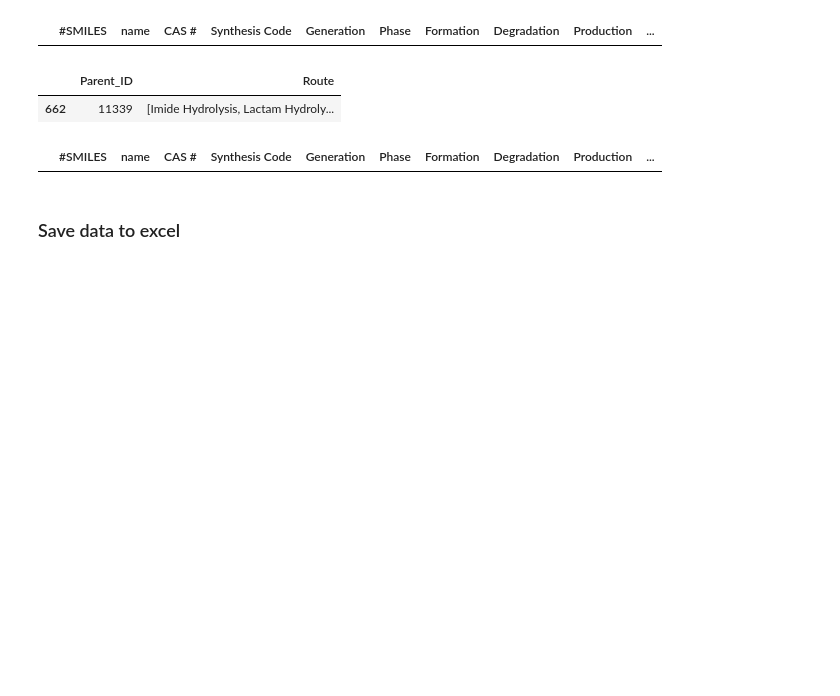
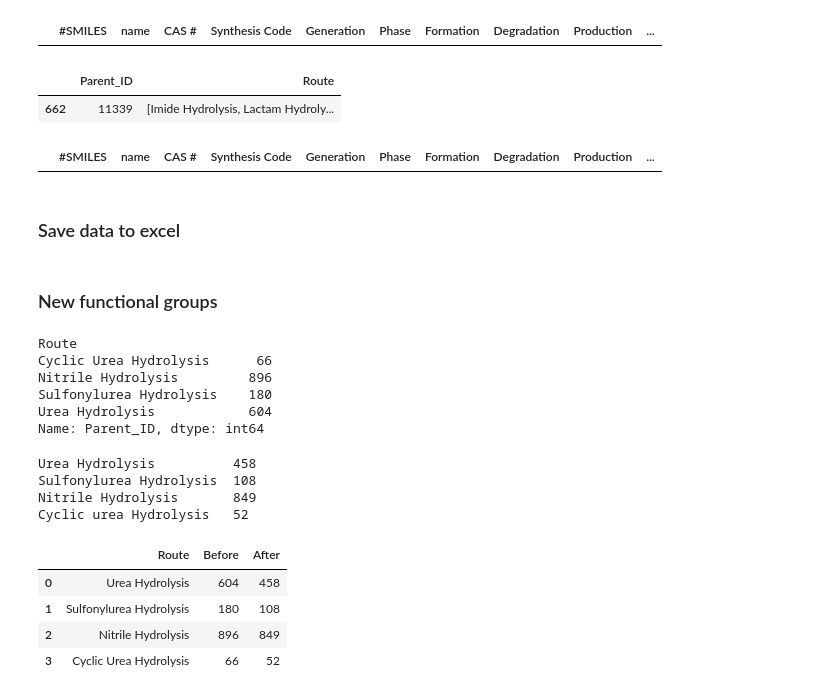
Before and after one commit to lkshiel/EPA_Projects, a Jupyter notebook: FunctionalGroupExtraction.ipynb, the cells around one changed output. Saved outputs shown, nothing was run; the diff lists cells and outputs as text; code cells hidden in the pictures; blank space fills up the shorter version.

```diff
--- a/FunctionalGroupExtraction.ipynb
+++ b/FunctionalGroupExtraction.ipynb
@@ -246,3 +246,5 @@ parents[['Parent_ID','#SMILES']].to_excel(writer, sheet_name='ParentCompounds',i
 
 # Close the Pandas Excel writer and output the Excel file.
 writer.close()
+# %% [markdown]
+### New functional groups
@@ -248,0 +280,35 @@ writer.close()
+# %%
+#summary
+new=['Urea Hydrolysis','Sulfonylurea Hydrolysis', 'Nitrile Hydrolysis', 'Cyclic Urea Hydrolysis']
+before_summary=df[df['Route'].isin(new)==True]
+
+before_summary.groupby('Route')['Parent_ID'].count()
+# %% [output]
+Route
+Cyclic Urea Hydrolysis      66
+Nitrile Hydrolysis         896
+Sulfonylurea Hydrolysis    180
+Urea Hydrolysis            604
+Name: Parent_ID, dtype: int64
+# %%
+print('Urea Hydrolysis','\t', len(urea))
+print('Sulfonylurea Hydrolysis ' ,len(sulfonylurea))
+print('Nitrile Hydrolysis','\t',len(nitrile))
+print('Cyclic urea Hydrolysis','\t',len(cyclic))
+# %% [output]
+Urea Hydrolysis          458
+Sulfonylurea Hydrolysis  108
+Nitrile Hydrolysis       849
+Cyclic urea Hydrolysis   52
+# %%
+s={'Route':['Urea Hydrolysis','Sulfonylurea Hydrolysis', 'Nitrile Hydrolysis', 'Cyclic Urea Hydrolysis'],
+   'Before':[604,180,896,66],'After':[458,108,849,52]}
+
+summary=pd.DataFrame(data=s)
+summary
+# %% [output]
+|  | Route | Before | After |
+| 0 | Urea Hydrolysis | 604 | 458 |
+| 1 | Sulfonylurea Hydrolysis | 180 | 108 |
+| 2 | Nitrile Hydrolysis | 896 | 849 |
+| 3 | Cyclic Urea Hydrolysis | 66 | 52 |
```
Also changed, not shown: parts of 3 cells of this notebook, 3 other files.
